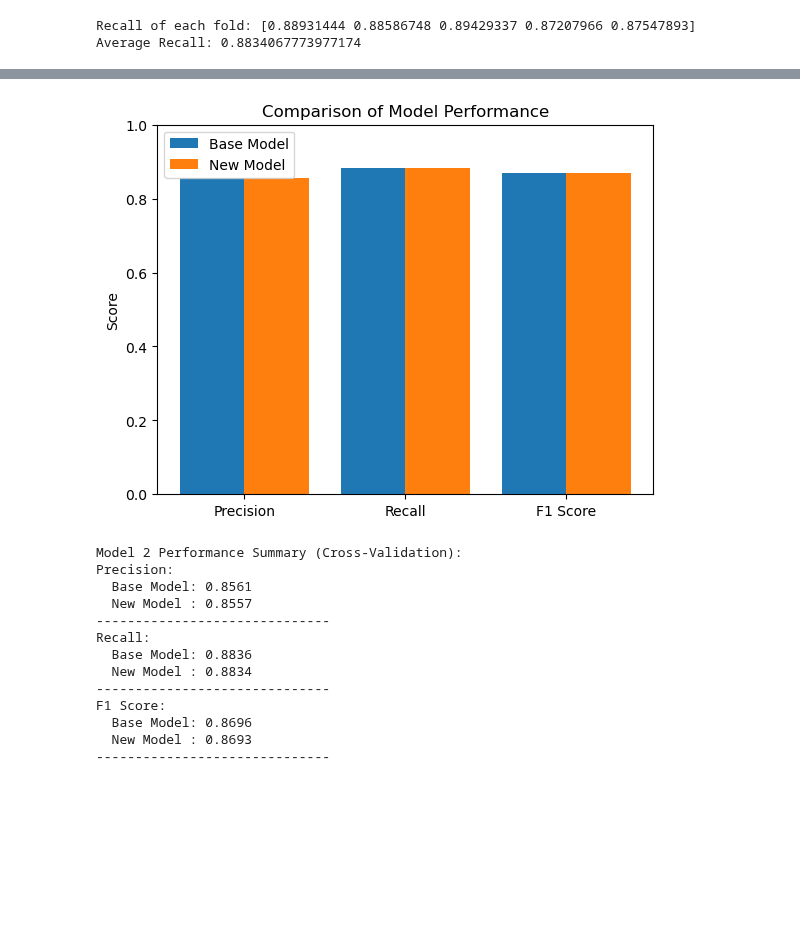
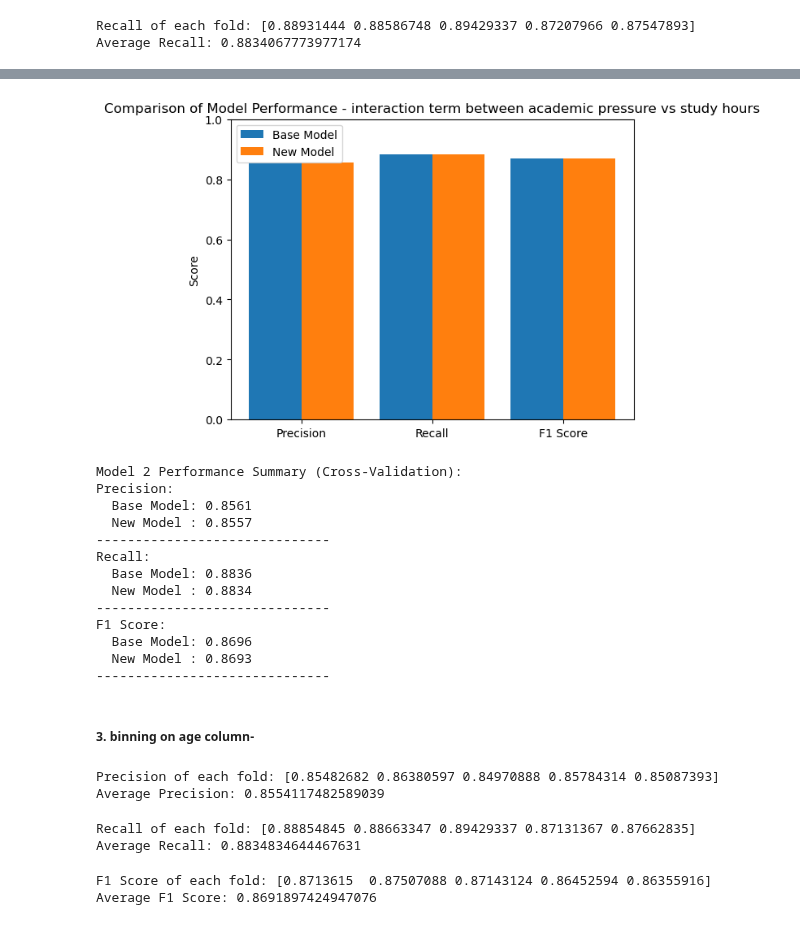
Before and after one commit to rushring/CS_Group07_StudentDepressionDetection, a Jupyter notebook: notebooks/Rushani_Logistic_Regression/feaEngineering_tuning.ipynb, the cells around one changed output, grey strips where cells are left out. Drawn from its saved outputs; the diff is of its cells as text; code cells hidden in the pictures; blank space fills up the shorter version.

Commit message:
tried binning on age column

```diff
--- a/notebooks/Rushani_Logistic_Regression/feaEngineering_tuning.ipynb
+++ b/notebooks/Rushani_Logistic_Regression/feaEngineering_tuning.ipynb
@@ -254,31 +254,31 @@ Average F1 Score: 0.8695589513910111
 # %%
 import matplotlib.pyplot as plt
 
 # average scores
 base_scores = [precision_cv.mean(), recall_cv.mean(), f1_cv.mean()]
 new_scores = [precision_cv_v2.mean(), recall_cv_v2.mean(), f1_cv_v2.mean()]
 metrics = ['Precision', 'Recall', 'F1 Score']
 
 x = range(len(metrics))
 
 plt.bar(x, base_scores, width=0.4, label='Base Model', align='center')
 plt.bar([i + 0.4 for i in x], new_scores, width=0.4, label='New Model', align='center')
 
 plt.xticks([i + 0.2 for i in x], metrics)
 plt.ylim(0, 1)
 plt.ylabel('Score')
-plt.title('Comparison of Model Performance')
+plt.title('Comparison of Model Performance - interaction term between academic pressure vs study hours')
 plt.legend()
 plt.show()
 
 print("Model 2 Performance Summary (Cross-Validation):")
 for i in range(len(metrics)):
     print(f"{metrics[i]}:")
     print(f"  Base Model: {base_scores[i]:.4f}")
     print(f"  New Model : {new_scores[i]:.4f}")
     print("-" * 30)
 # %% [output]
-[figure, old version]
+[figure, new version]
 Model 2 Performance Summary (Cross-Validation):
 Precision:
   Base Model: 0.8561
@@ -294,3 +294,5 @@ F1 Score:
 ------------------------------
 # %%
 ## no improvement at all by adding the interaction term combining scademic pressure and study hours, might be only the linear relationship between those
+# %% [markdown]
+##### 3. binning on age column-
@@ -296,0 +326,24 @@ F1 Score:
+# %%
+# Precision
+precision_cv_v3 = cross_val_score(new_pipeline, X_train_bin,y_train, cv=skf, scoring='precision')
+print("Precision of each fold:", precision_cv_v3)
+print("Average Precision:", precision_cv_v3.mean())
+# %% [output]
+Precision of each fold: [0.85482682 0.86380597 0.84970888 0.85784314 0.85087393]
+Average Precision: 0.8554117482589039
+# %%
+# Recall
+recall_cv_v3 = cross_val_score(new_pipeline, X_train_bin, y_train, cv=skf, scoring='recall')
+print("Recall of each fold:", recall_cv_v3)
+print("Average Recall:", recall_cv_v3.mean())
+# %% [output]
+Recall of each fold: [0.88854845 0.88663347 0.89429337 0.87131367 0.87662835]
+Average Recall: 0.8834834644467631
+# %%
+# F1 Score
+f1_cv_v3 = cross_val_score(new_pipeline, X_train_bin, y_train, cv=skf, scoring='f1')
+print("F1 Score of each fold:", f1_cv_v3)
+print("Average F1 Score:", f1_cv_v3.mean())
+# %% [output]
+F1 Score of each fold: [0.8713615  0.87507088 0.87143124 0.86452594 0.86355916]
+Average F1 Score: 0.8691897424947076
```
Also changed, not shown: parts of 19 cells of this notebook, 1 other file.
